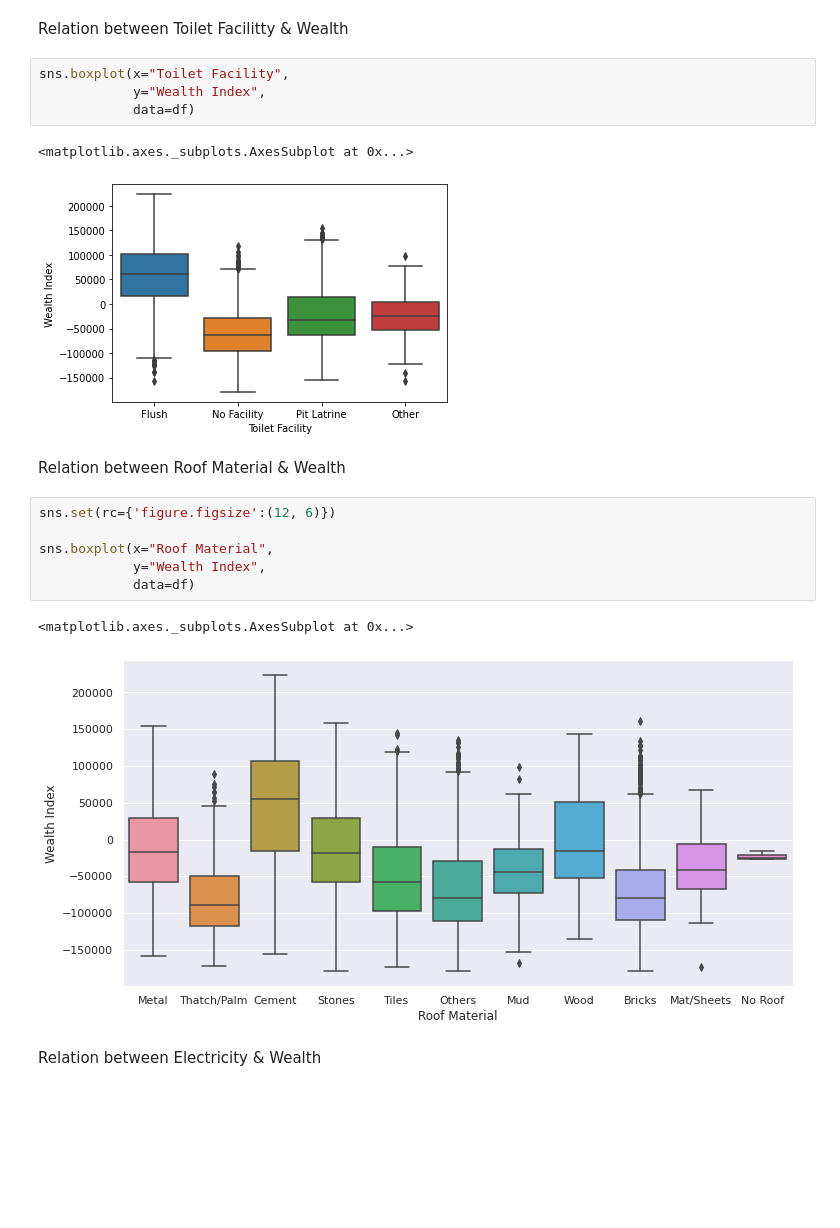
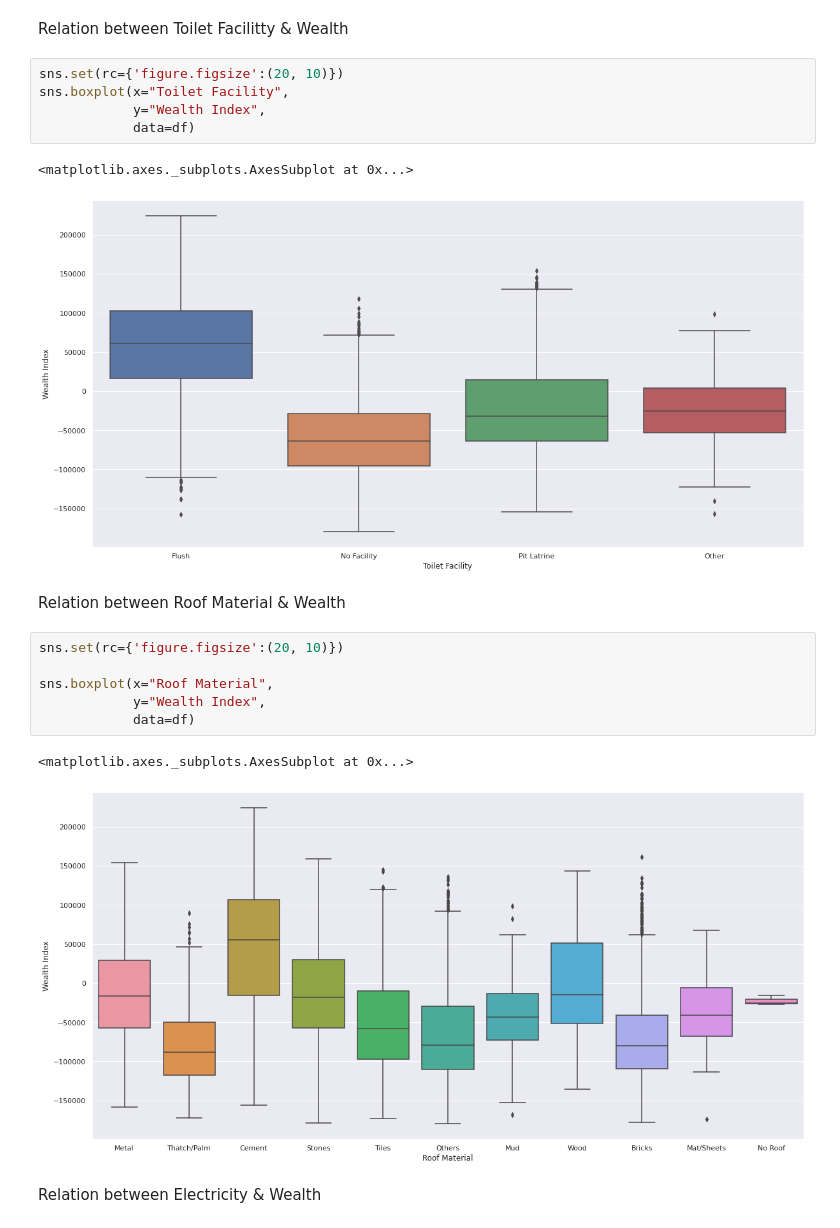
Before and after one commit to cmougan/WRI_WellBeing_Data_Layer, a Jupyter notebook: (DSSG_WRI)_DHS_Analysis_.ipynb, the cells around one changed output. Saved outputs shown, nothing was run; the diff lists cells and outputs as text; blank space fills up the shorter version.

Commit message:
Add files via upload
Made some plots sizes same for read me

```diff
--- a/(DSSG_WRI)_DHS_Analysis_.ipynb
+++ b/(DSSG_WRI)_DHS_Analysis_.ipynb
@@ -228,23 +228,24 @@ Index(['DHSCLUST', 'Wealth', 'Wealth Index', 'Toilet Facility',
 # %% [markdown]
 Relation between Toilet Facilitty & Wealth
 # %%
+sns.set(rc={'figure.figsize':(20, 10)})
 sns.boxplot(x="Toilet Facility",
             y="Wealth Index",
             data=df)
 # %% [output]
 <matplotlib.axes._subplots.AxesSubplot at 0x...>
-[figure, old version]
+[figure, new version]
 # %% [markdown]
 Relation between Roof Material & Wealth
 # %%
-sns.set(rc={'figure.figsize':(12, 6)})
+sns.set(rc={'figure.figsize':(20, 10)})
 
 sns.boxplot(x="Roof Material",
             y="Wealth Index",
             data=df)
 # %% [output]
 <matplotlib.axes._subplots.AxesSubplot at 0x...>
-[figure, old version]
+[figure, new version]
 # %% [markdown]
 Relation between Electricity & Wealth
 # %%
```
Also changed, not shown: parts of 9 cells of this notebook.
